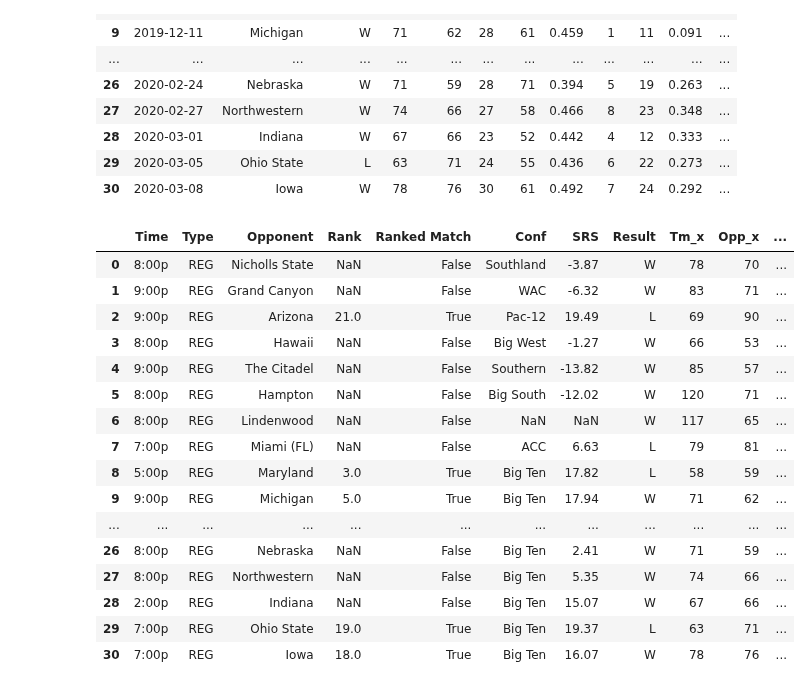
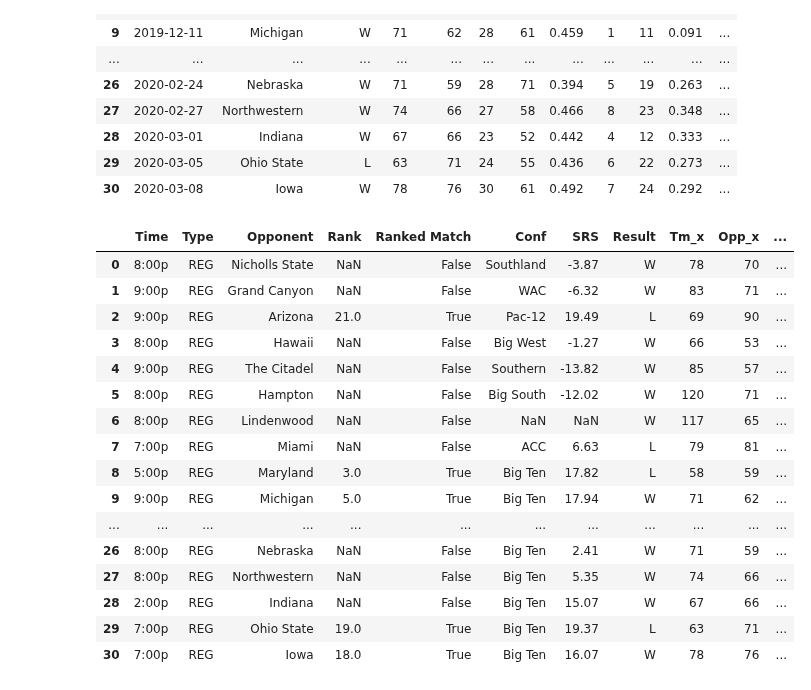
Before and after one commit to isaac-turk/DataDiveFa24, a Jupyter notebook: Chris-S-Cleaning.ipynb, the cells around one changed output. Drawn from its saved outputs; the diff is of its cells as text; code cells hidden in the pictures.

```diff
--- a/Chris-S-Cleaning.ipynb
+++ b/Chris-S-Cleaning.ipynb
@@ -297,18 +304,19 @@ df_19_20_gl
 # %%
 df_19_20_merged_sr_gl = pd.merge(df_19_20_sr, df_19_20_gl, left_index=True,right_index=True, how='inner')
 df_19_20_merged_sr_gl.drop(columns=['Date_x', 'Opp_y', 'W/L', 'Tm_y', 'Opp.1'], inplace=True)
 df_19_20_merged_sr_gl.drop(df_19_20_merged_sr_gl.columns[32], axis=1, inplace=True)
+df_19_20_merged_sr_gl['Opponent'] = df_19_20_merged_sr_gl['Opponent'].str.replace(r'\s*\(FL\)', '', regex=True)
 df_19_20_merged_sr_gl
 # %% [output]
 |  | Time | Type | Opponent | Rank | Ranked Match | Conf | SRS | Result | Tm_x | Opp_x | ... |
 | 0 | 8:00p | REG | Nicholls State | NaN | False | Southland | -3.87 | W | 78 | 70 | ... |
 | 1 | 9:00p | REG | Grand Canyon | NaN | False | WAC | -6.32 | W | 83 | 71 | ... |
 | 2 | 9:00p | REG | Arizona | 21.0 | True | Pac-12 | 19.49 | L | 69 | 90 | ... |
 | 3 | 8:00p | REG | Hawaii | NaN | False | Big West | -1.27 | W | 66 | 53 | ... |
 | 4 | 9:00p | REG | The Citadel | NaN | False | Southern | -13.82 | W | 85 | 57 | ... |
 | 5 | 8:00p | REG | Hampton | NaN | False | Big South | -12.02 | W | 120 | 71 | ... |
 | 6 | 8:00p | REG | Lindenwood | NaN | False | NaN | NaN | W | 117 | 65 | ... |
-| 7 | 7:00p | REG | Miami (FL) | NaN | False | ACC | 6.63 | L | 79 | 81 | ... |
+| 7 | 7:00p | REG | Miami | NaN | False | ACC | 6.63 | L | 79 | 81 | ... |
 | 8 | 5:00p | REG | Maryland | 3.0 | True | Big Ten | 17.82 | L | 58 | 59 | ... |
 | 9 | 9:00p | REG | Michigan | 5.0 | True | Big Ten | 17.94 | W | 71 | 62 | ... |
 | ... | ... | ... | ... | ... | ... | ... | ... | ... | ... | ... | ... |
```
Also changed, not shown: parts of 10 cells of this notebook, 2 other files.
